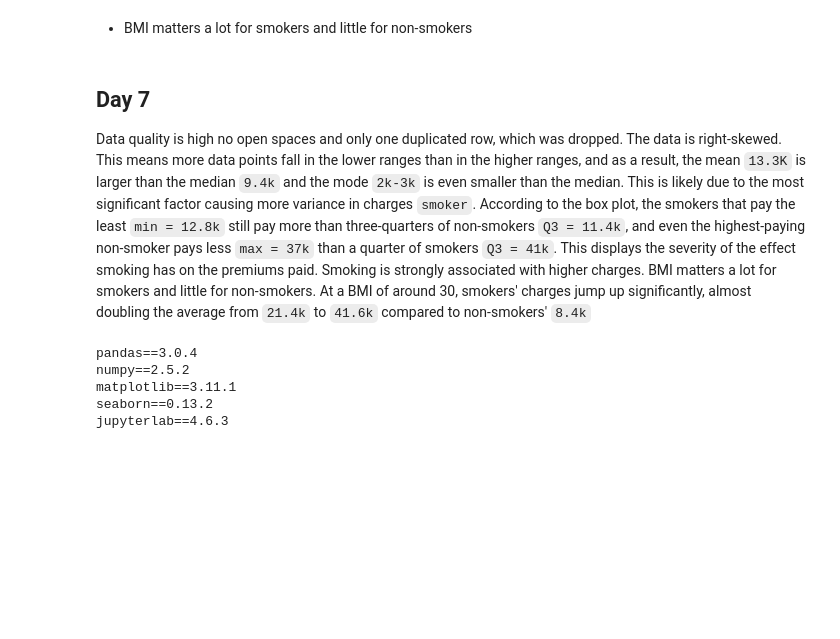
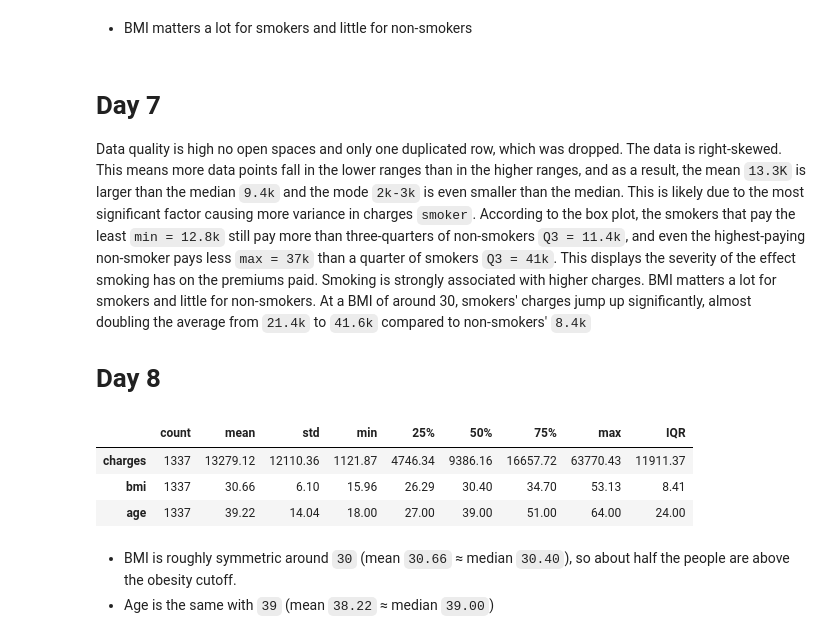
Before and after one commit to RebbelPigman/DA-Practice-01, a Jupyter notebook: notebooks/02_clean_eda.ipynb, the cells around one changed output. Drawn from its saved outputs; the diff is of its cells as text; code cells hidden in the pictures; blank space fills up the shorter version.

```diff
--- a/notebooks/02_clean_eda.ipynb
+++ b/notebooks/02_clean_eda.ipynb
@@ -136,18 +136,26 @@ Smokers, BMI >= 30: 41557.99
 # %% [markdown]
 - BMI matters a lot for smokers and little for non-smokers
 # %% [markdown]
-## Day 7
+# Day 7
 Data quality is high no open spaces and only one duplicated row, which was dropped.
 The data is right-skewed. This means more data points fall in the lower ranges than in the higher ranges, and as a result, the mean `13.3K` is larger than the median `9.4k` and the mode `2k-3k` is even smaller than the median. This is likely due to the most significant factor causing more variance in charges `smoker`.
 According to the box plot, the smokers that pay the least `min = 12.8k` still pay more than three-quarters of non-smokers `Q3 = 11.4k`, and even the highest-paying non-smoker pays less `max = 37k` than a quarter of smokers `Q3 = 41k`. This displays the severity of the effect smoking has on the premiums paid. Smoking is strongly associated with higher charges.
 BMI matters a lot for smokers and little for non-smokers. At a BMI of around 30, smokers' charges jump up significantly, almost doubling the average from `21.4k` to `41.6k` compared to non-smokers' `8.4k`
+
+# Day 8
-# %%
-import numpy, pandas, matplotlib, seaborn, jupyterlab
-for m in (pandas, numpy, matplotlib, seaborn, jupyterlab):
-    print(f"{m.__name__}=={m.__version__}")
-# %% [output]
-pandas==3.0.4
-numpy==2.5.2
-matplotlib==3.11.1
-seaborn==0.13.2
-jupyterlab==4.6.3
+# %%
+cols = ["charges", "bmi", "age"]
+summary = df[cols].describe().T
+summary["IQR"] = summary["75%"] - summary["25%"]
+summary["count"] = summary["count"].astype(int)
+summary = summary.round(2)
+
+summary
+# %% [output]
+|  | count | mean | std | min | 25% | 50% | 75% | max | IQR |
+| charges | 1337 | 13279.12 | 12110.36 | 1121.87 | 4746.34 | 9386.16 | 16657.72 | 63770.43 | 11911.37 |
+| bmi | 1337 | 30.66 | 6.10 | 15.96 | 26.29 | 30.40 | 34.70 | 53.13 | 8.41 |
+| age | 1337 | 39.22 | 14.04 | 18.00 | 27.00 | 39.00 | 51.00 | 64.00 | 24.00 |
+# %% [markdown]
+- BMI is roughly symmetric around `30` (mean `30.66` ≈ median `30.40`), so about half the people are above the obesity cutoff.
+- Age is the same with `39` (mean `38.22` ≈ median `39.00`)
```
